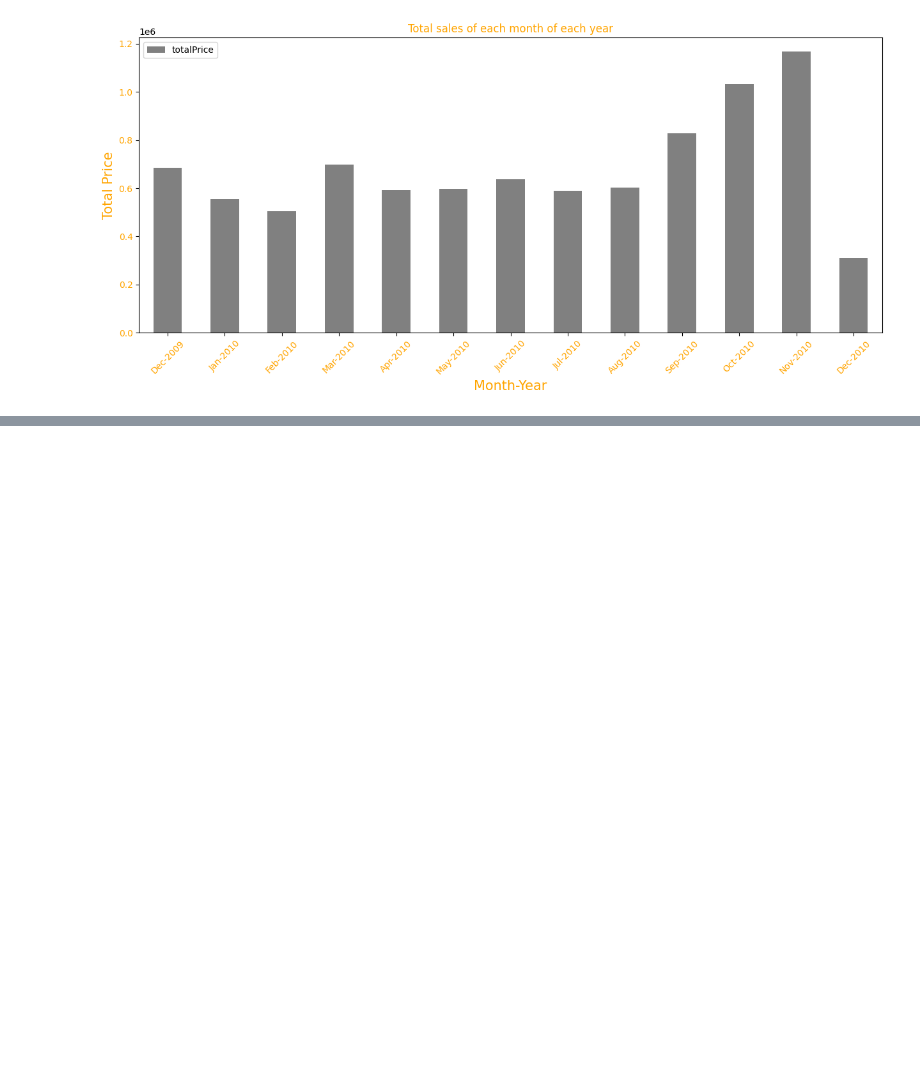
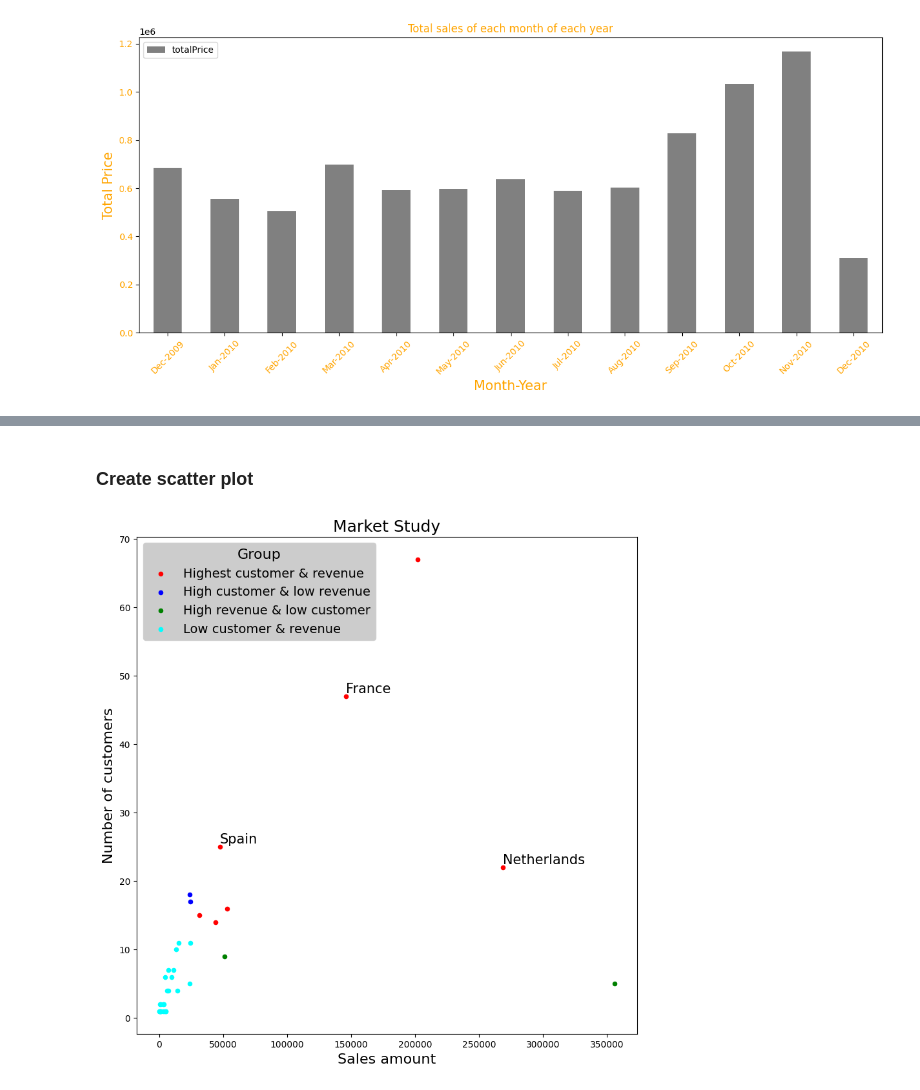
Before and after one commit to Estaheri7/SIB-Sales-Analysis, a Jupyter notebook: src/sales_analysis.ipynb, the cells around one changed output, grey strips where cells are left out. Saved outputs shown, nothing was run; the diff lists cells and outputs as text; code cells hidden in the pictures; blank space fills up the shorter version.

Commit message:
market study with creating scatter plot

```diff
--- a/src/sales_analysis.ipynb
+++ b/src/sales_analysis.ipynb
@@ -240,0 +243,3 @@ plt.yticks(color="orange");
+# %%
+df = pd.read_csv("preprocessed_sales.csv")
+df.head()
@@ -240,0 +286,14 @@ plt.yticks(color="orange");
+# %%
+# Calculate total price.
+df["totalPrice"] = df["Quantity"] * df["UnitPrice"]
+
+# total sales amount per country.
+sales_amount_df = df.groupby("Country")["totalPrice"].sum().reset_index(name="totalSale")
+
+# Calculate number of customers per country.
+number_of_customers = df.groupby("Country")["CustomerId"].nunique().reset_index(name="Number of customers")
+
+market_study: pd.DataFrame = sales_amount_df.merge(number_of_customers, on="Country")
+# Removing United Kingdom country from group (outliers).
+market_study = market_study[market_study.Country != "United Kingdom"]
+market_study.head()
@@ -240,0 +338,40 @@ plt.yticks(color="orange");
+# %% [markdown]
+### Create scatter plot
+# %%
+fig, ax = plt.subplots(figsize=(10, 10))
+
+# Define colors for each label
+colors = {1: 'red', 2: 'blue', 3: 'green', 4: 'cyan'}
+
+# Define labels
+labels = {
+    1: 'Highest customer & revenue',
+    2: 'High customer & low revenue',
+    3: 'High revenue & low customer',
+    4: 'Low customer & revenue',
+}
+
+for label, color in colors.items():
+    ax.scatter(market_study[market_study["Label"] == label]["totalSale"],
+               market_study[market_study["Label"] == label]["Number of customers"], color=color, s=20,
+               label=labels[label])
+
+ax.set_xlabel("Sales amount", fontsize = 16)
+ax.set_ylabel("Number of customers", fontsize = 16)
+ax.set_title("Market Study",fontsize = 18)
+
+ax.legend(fontsize=14, title='Group', title_fontsize=16, frameon=True, facecolor='silver')
+
+ax.text(float(market_study[market_study.Country == "France"]["totalSale"].iloc[0]),
+        float(market_study[market_study.Country == "France"]["Number of customers"].iloc[0]) + 0.5, "France",
+        fontsize=15)
+
+ax.text(float(market_study[market_study.Country == "Spain"]["totalSale"].iloc[0]),
+        float(market_study[market_study.Country == "Spain"]["Number of customers"].iloc[0]) + 0.5, "Spain",
+        fontsize=15)
+
+ax.text(float(market_study[market_study.Country == "Netherlands"]["totalSale"].iloc[0]),
+        float(market_study[market_study.Country == "Netherlands"]["Number of customers"].iloc[0]) + 0.5,
+        "Netherlands", fontsize=15);
+# %% [output]
+[figure, added]
```
Also changed, not shown: parts of 9 cells of this notebook.
